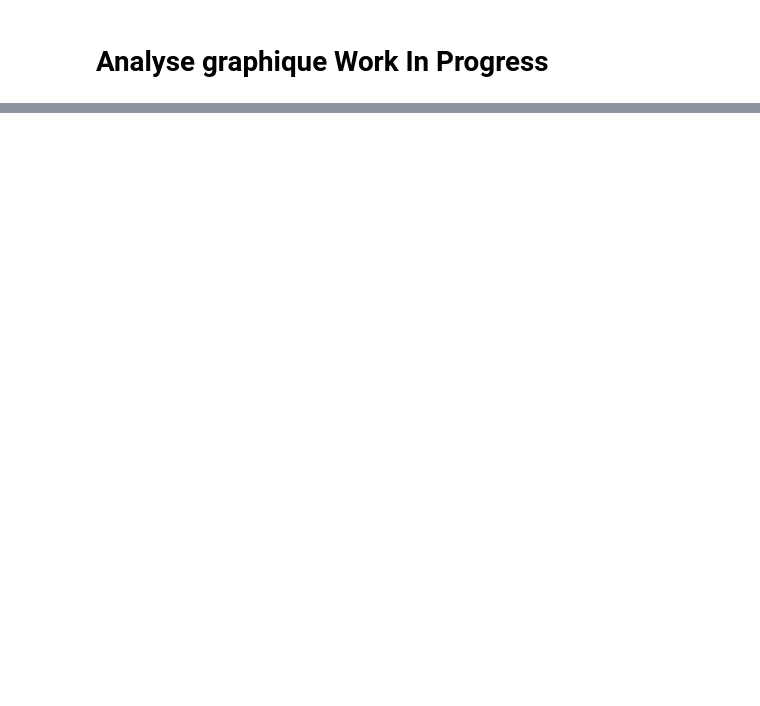
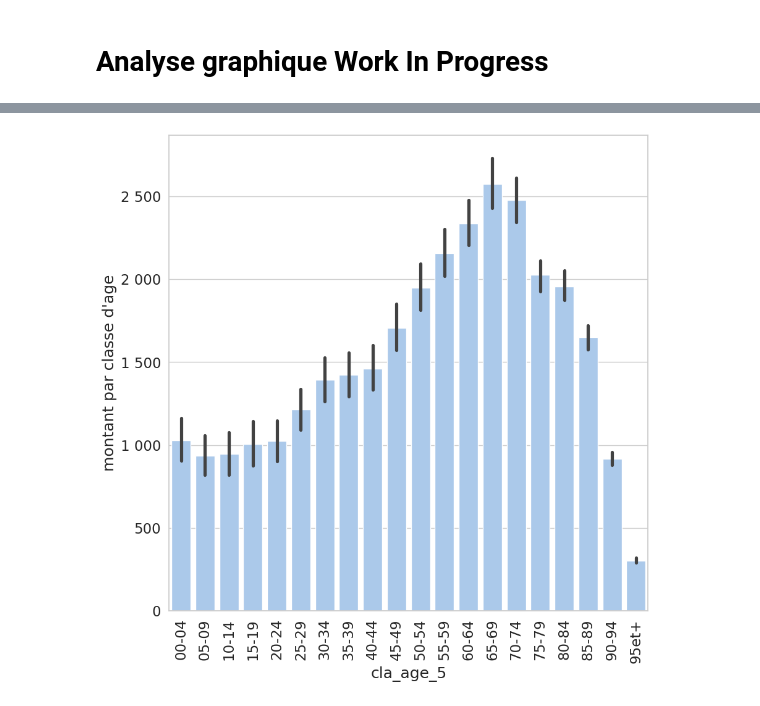
Before and after one commit to barrmath/data_maladie, a Jupyter notebook: Analyse graphique.ipynb, the cells around one changed output, grey strips where cells are left out. Saved outputs shown, nothing was run; the diff lists cells and outputs as text; code cells hidden in the pictures; blank space fills up the shorter version.

```diff
--- a/Analyse graphique.ipynb
+++ b/Analyse graphique.ipynb
@@ -59,0 +83,9 @@ del data_annee
+# %%
+fig,ax=plt.subplots()
+fig.set_size_inches(10,10)
+sns.barplot(data=data_amelie,x='cla_age_5',y='montant par classe d\'age',ax=ax,estimator='sum')
+ax.yaxis.set_major_formatter(FuncFormatter(nombre_en_million))
+ax.tick_params(axis='x', labelrotation=90)
+plt.show()
+# %% [output]
+[figure, added]
```
Also changed, not shown: parts of 7 cells of this notebook, 1 other file.
